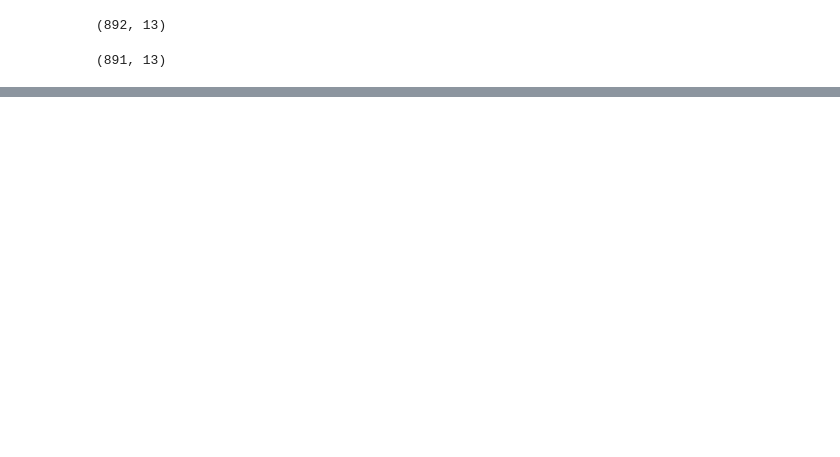
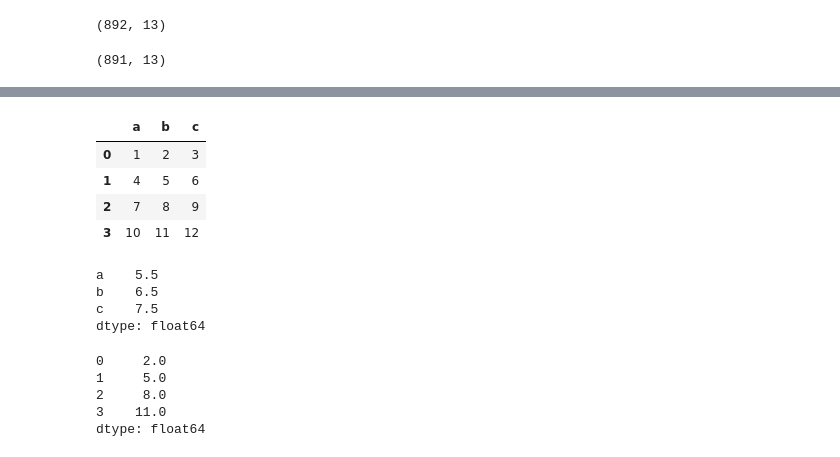
Before and after one commit to NikitaaArora/Ineuron, a Jupyter notebook: Python/Libraries/PANDAS/pandas_class_2.ipynb, the cells around one changed output, grey strips where cells are left out. Cells and saved outputs as stored; diff of their text form; code cells hidden in the pictures; blank space fills up the shorter version.

```diff
--- a/Python/Libraries/PANDAS/pandas_class_2.ipynb
+++ b/Python/Libraries/PANDAS/pandas_class_2.ipynb
@@ -676,0 +693,34 @@ titanic_row0.drop_duplicates().shape
+# %%
+df = pd.DataFrame(
+
+    [[1,2,3] , [4,5,6], [7,8,9] , [10,11,12]],
+
+    columns = ['a','b','c']
+
+
+)
+# %%
+df
+# %% [output]
+|  | a | b | c |
+| 0 | 1 | 2 | 3 |
+| 1 | 4 | 5 | 6 |
+| 2 | 7 | 8 | 9 |
+| 3 | 10 | 11 | 12 |
+# %%
+#by default axis=0 ie. for columns.
+df.mean() #mean in terms of columns.
+# (1+4+7+10)/4 = 5.5
+# %% [output]
+a    5.5
+b    6.5
+c    7.5
+dtype: float64
+# %%
+df.mean(axis=1 ) # across rows  left to right.
+# %% [output]
+0     2.0
+1     5.0
+2     8.0
+3    11.0
+dtype: float64
```
Also changed, not shown: parts of 3 cells of this notebook.
